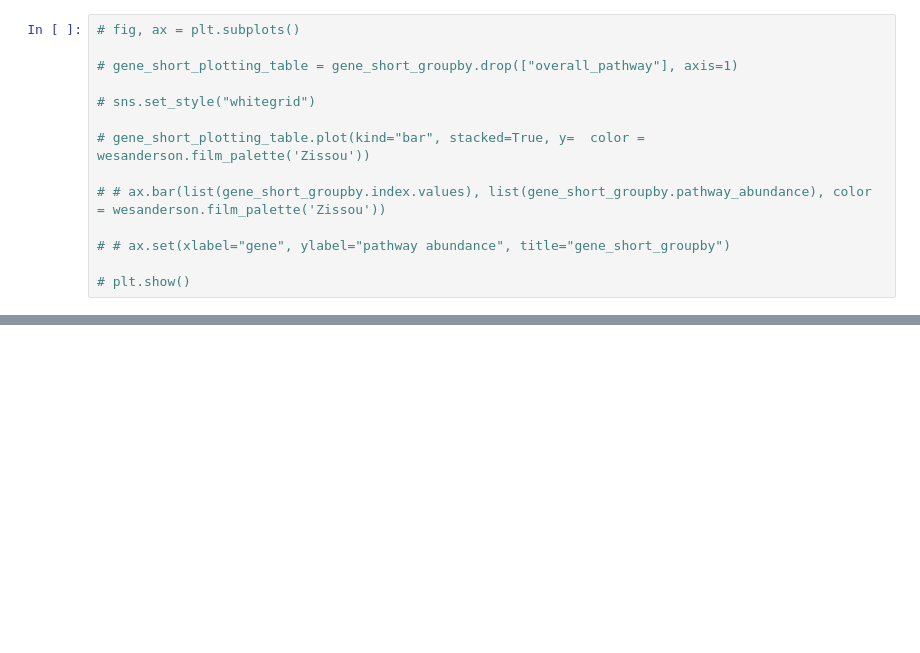
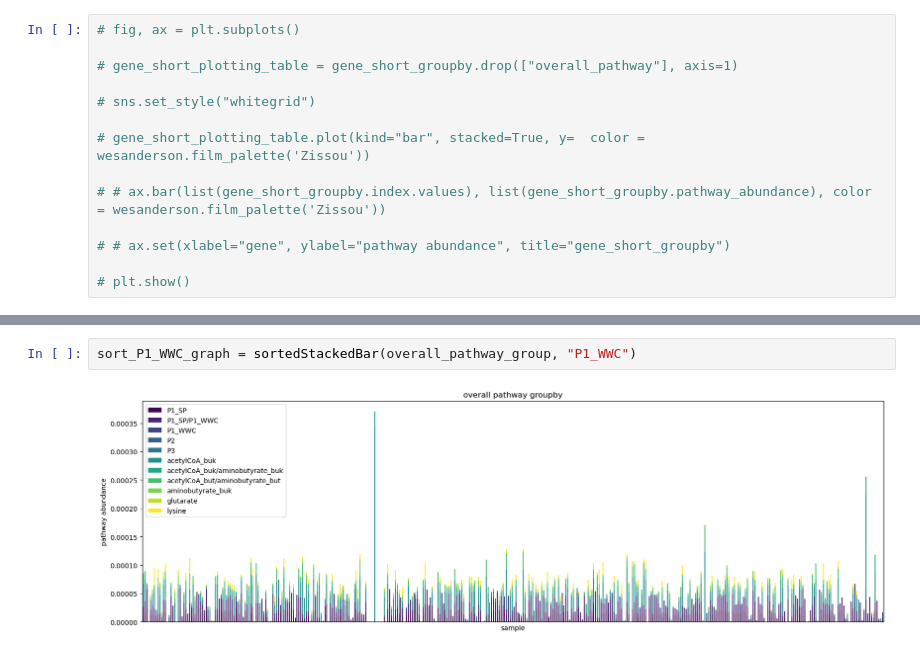
Before and after one commit to daisywyh/cremer_tester, a Jupyter notebook: pathway_abundance/pathway_abundance.ipynb, the cells around one changed output, grey strips where cells are left out. Cells and saved outputs as stored; diff of their text form; blank space fills up the shorter version.

```diff
--- a/pathway_abundance/pathway_abundance.ipynb
+++ b/pathway_abundance/pathway_abundance.ipynb
@@ -528,0 +547,4 @@ finalGraph = sortedPlottingDF.plot.bar(stacked=True, color=colors, figsize=(20,6
+# %%
+sort_P1_WWC_graph = sortedStackedBar(overall_pathway_group, "P1_WWC")
+# %% [output]
+[figure, added]
```
Also changed, not shown: parts of 14 cells of this notebook, 5 other files.
